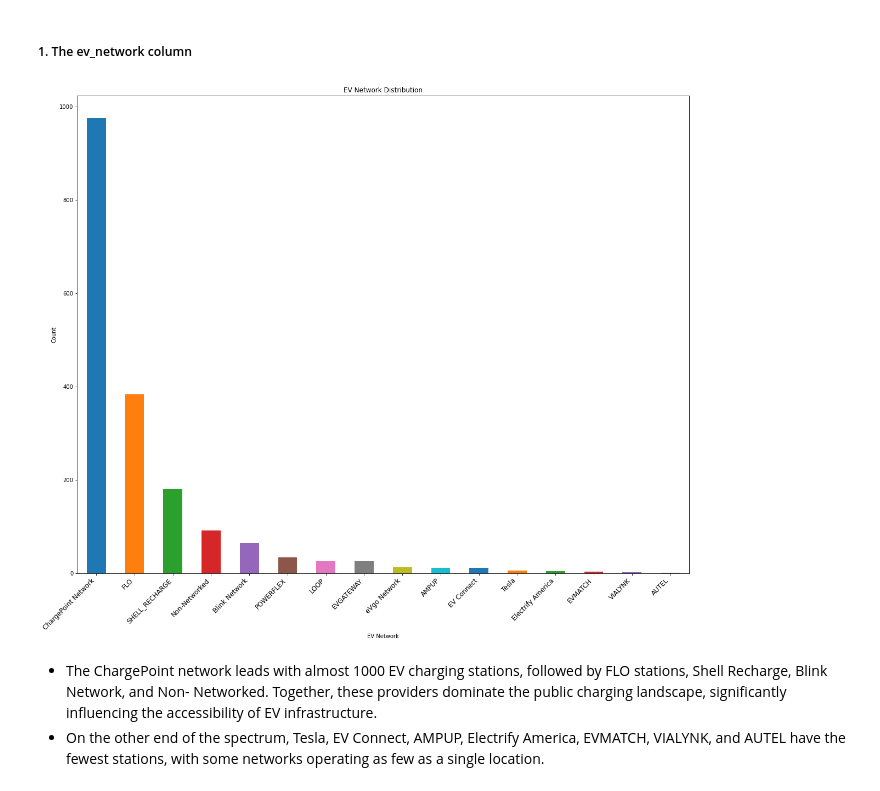
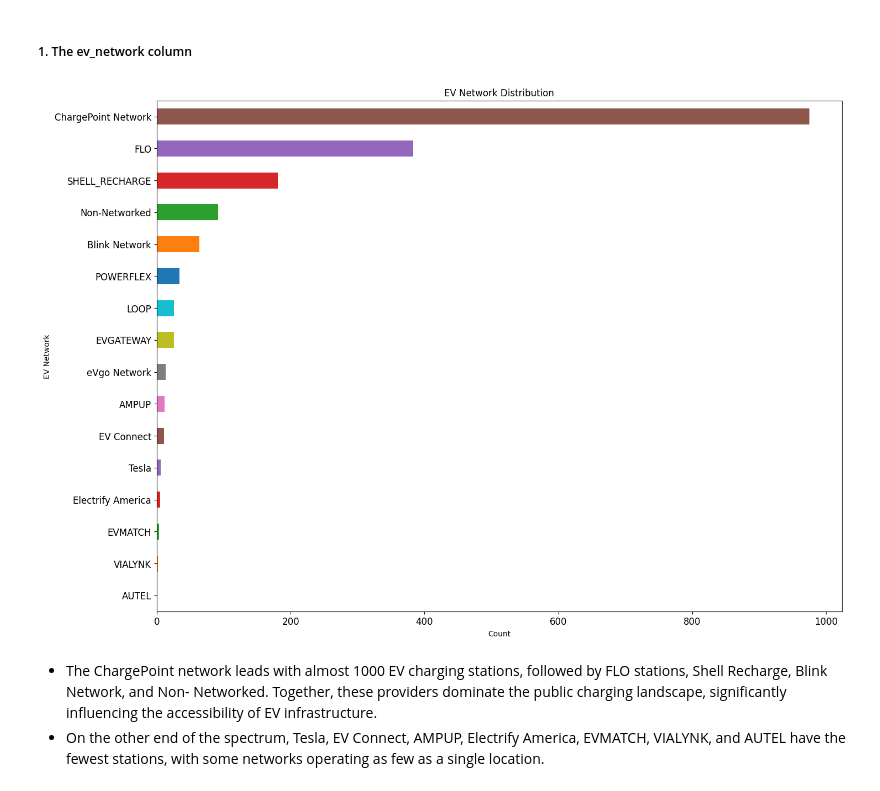
Before and after one commit to Damarispaul/Ev_Stations, a Jupyter notebook: EV Charging (3).ipynb, the cells around one changed output. Cells and saved outputs as stored; diff of their text form; code cells hidden in the pictures.

```diff
--- a/EV Charging (3).ipynb
+++ b/EV Charging (3).ipynb
@@ -236,7 +246,7 @@ Index(['OBJECTID', 'access_code', 'access_days_time', 'access_detail_code',
 # %%
 relevant_columns = [
     'station_name', 'latitude', 'longitude', 'city', 'state',"restricted_access","ev_renewable_source",
-    'street_address', 'status_code', 'access_code',"cards_accepted","ev_workplace_charging",
+    'status_code', 'access_code',"cards_accepted","ev_workplace_charging",
     'ev_connector_types', 'ev_dc_fast_num', 'ev_level1_evse_num', "intersection_directions","owner_type_code",
     'ev_level2_evse_num', 'ev_network', 'ev_pricing',"access_days_time","maximum_vehicle_class","facility_type"
 ]
@@ -327,8 +340,8 @@ Ev_df.shape
 # %%
-# Dropping columns with above 20% missing values
-def drop_high_null_columns(df, threshold=20):
+# Dropping columns with above 10% missing values
+def drop_high_null_columns(df, threshold=10):
     return df.loc[:, (df.isna().sum() / len(df) * 100) <= threshold]
 
-df_20_percent=drop_high_null_columns(Ev_df, threshold=20).reset_index()
-df_20_percent.head(3)
+df_10_percent=drop_high_null_columns(Ev_df, threshold=10).reset_index()
+df_10_percent.head(3)
 # %% [output]
@@ -339,5 +352,5 @@ df_20_percent.head(3)
 # %%
-Ev_df1 = df_20_percent.copy()
+Ev_df1 = df_10_percent.copy()
 # %%
 # Checking for duplicates
 print(f"We have {Ev_df1.duplicated().sum()} in our data set")
@@ -1039,19 +1082,20 @@ Name: access_code_cleaned, dtype: float64
 ##### 1. The ev_network column
 # %%
 # which EV netwok is popular
-# Get value counts
-data = Ev_df2['ev_network'].value_counts()
+# Get value counts and sort in descending order
+data = Ev_df2['ev_network'].value_counts().sort_values(ascending=True)  # Ascending=True for correct horizontal order
 colors = sns.color_palette("tab10", len(data))
-plt.figure(figsize=(20,16))
-data.plot(kind='bar', color=colors)
-
-plt.xlabel("EV Network")
-plt.ylabel("Count")
+plt.figure(figsize=(16, 12))
+data.plot(kind='barh', color=colors)
+plt.xlabel("Count")
+plt.ylabel("EV Network")
 plt.title("EV Network Distribution")
-plt.xticks(rotation=45, ha='right', fontsize=12)
+plt.xticks(fontsize=12)
+plt.yticks(fontsize=12)
+plt.grid(False)
 plt.show()
 # %% [output]
-[figure, old version]
+[figure, new version]
 # %% [markdown]
 * The ChargePoint network leads with almost 1000 EV charging stations, followed by FLO stations, Shell Recharge, Blink Network, and Non- Networked. Together, these providers dominate the public charging landscape, significantly influencing the accessibility of EV infrastructure.
 * On the other end of the spectrum, Tesla, EV Connect, AMPUP, Electrify America, EVMATCH, VIALYNK, and AUTEL have the fewest stations, with some networks operating as few as a single location.
```
Also changed, not shown: parts of 59 cells of this notebook.
